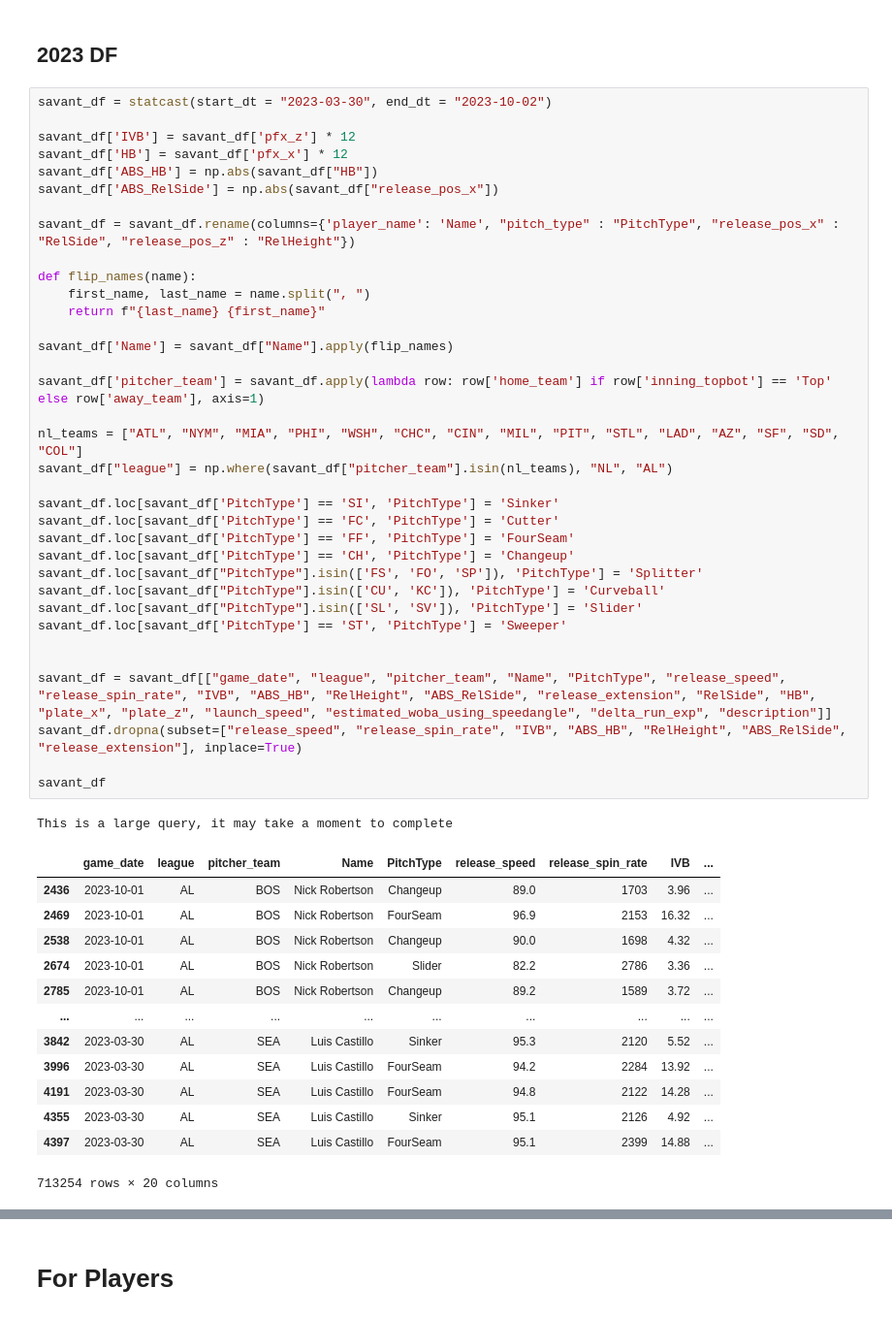
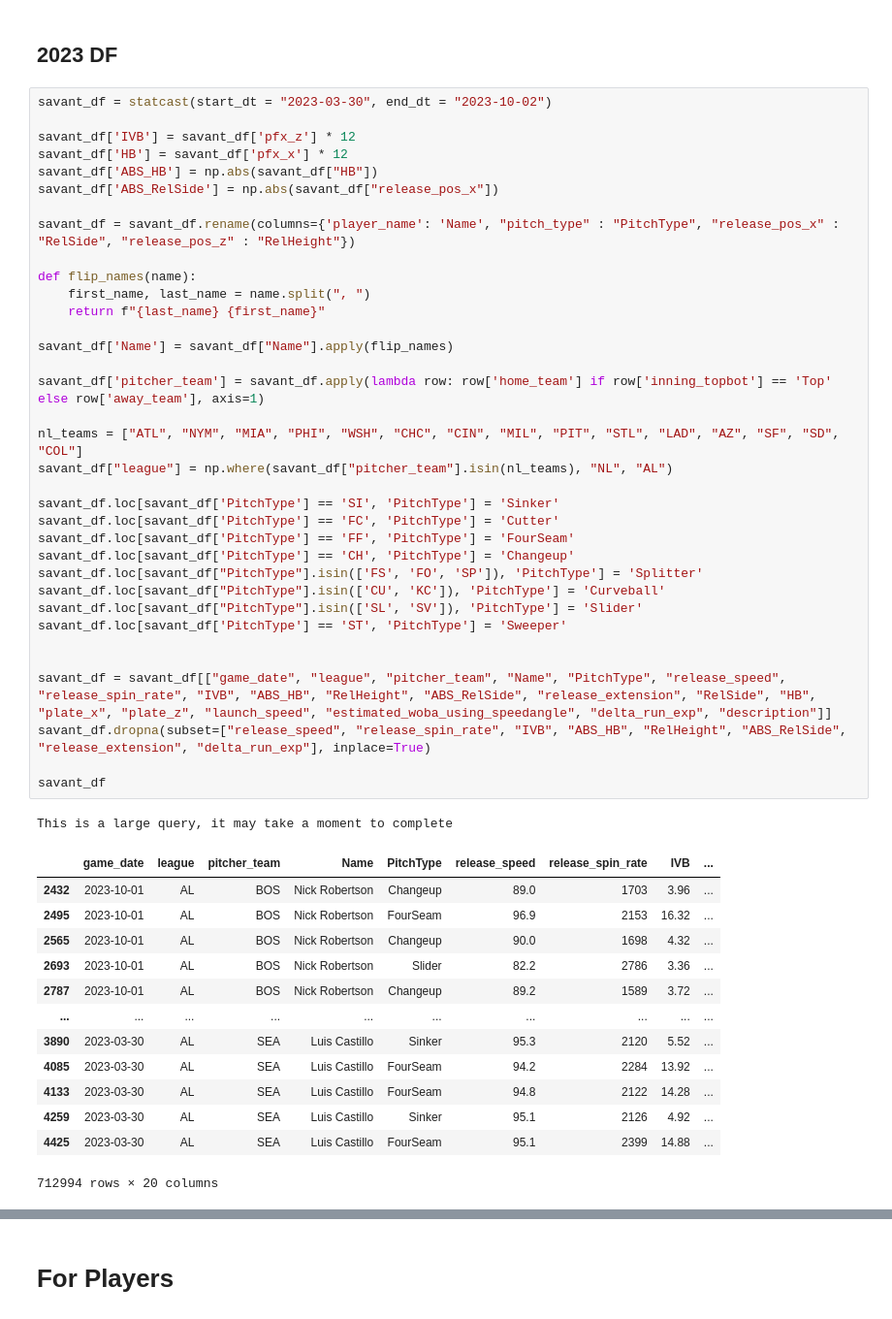
Before and after one commit to Cbkaplinger/Random-Projects, a Jupyter notebook: MLB/MLBStuffPlus.ipynb, the cells around one changed output, grey strips where cells are left out. Shown at 97% size. Cells and saved outputs as stored; diff of their text form.

```diff
--- a/MLB/MLBStuffPlus.ipynb
+++ b/MLB/MLBStuffPlus.ipynb
@@ -206,45 +305,45 @@ savant_df['ABS_RelSide'] = np.abs(savant_df["release_pos_x"])
 
 savant_df = savant_df.rename(columns={'player_name': 'Name', "pitch_type" : "PitchType", "release_pos_x" : "RelSide", "release_pos_z" : "RelHeight"})
 
 def flip_names(name):
     first_name, last_name = name.split(", ")
     return f"{last_name} {first_name}"
 
 savant_df['Name'] = savant_df["Name"].apply(flip_names)
 
 savant_df['pitcher_team'] = savant_df.apply(lambda row: row['home_team'] if row['inning_topbot'] == 'Top' else row['away_team'], axis=1)
 
 nl_teams = ["ATL", "NYM", "MIA", "PHI", "WSH", "CHC", "CIN", "MIL", "PIT", "STL", "LAD", "AZ", "SF", "SD", "COL"]
 savant_df["league"] = np.where(savant_df["pitcher_team"].isin(nl_teams), "NL", "AL")
 
 savant_df.loc[savant_df['PitchType'] == 'SI', 'PitchType'] = 'Sinker'
 savant_df.loc[savant_df['PitchType'] == 'FC', 'PitchType'] = 'Cutter'
 savant_df.loc[savant_df['PitchType'] == 'FF', 'PitchType'] = 'FourSeam'
 savant_df.loc[savant_df['PitchType'] == 'CH', 'PitchType'] = 'Changeup'
 savant_df.loc[savant_df["PitchType"].isin(['FS', 'FO', 'SP']), 'PitchType'] = 'Splitter'
 savant_df.loc[savant_df["PitchType"].isin(['CU', 'KC']), 'PitchType'] = 'Curveball'
 savant_df.loc[savant_df["PitchType"].isin(['SL', 'SV']), 'PitchType'] = 'Slider'
 savant_df.loc[savant_df['PitchType'] == 'ST', 'PitchType'] = 'Sweeper'
 
 
 savant_df = savant_df[["game_date", "league", "pitcher_team", "Name", "PitchType", "release_speed", "release_spin_rate", "IVB", "ABS_HB", "RelHeight", "ABS_RelSide", "release_extension", "RelSide", "HB", "plate_x", "plate_z", "launch_speed", "estimated_woba_using_speedangle", "delta_run_exp", "description"]]
-savant_df.dropna(subset=["release_speed", "release_spin_rate", "IVB", "ABS_HB", "RelHeight", "ABS_RelSide", "release_extension"], inplace=True)
+savant_df.dropna(subset=["release_speed", "release_spin_rate", "IVB", "ABS_HB", "RelHeight", "ABS_RelSide", "release_extension", "delta_run_exp"], inplace=True)
 
 savant_df
 # %% [output]
 This is a large query, it may take a moment to complete
 |  | game_date | league | pitcher_team | Name | PitchType | release_speed | release_spin_rate | IVB | ... |
-| 2436 | 2023-10-01 | AL | BOS | Nick Robertson | Changeup | 89.0 | 1703 | 3.96 | ... |
-| 2469 | 2023-10-01 | AL | BOS | Nick Robertson | FourSeam | 96.9 | 2153 | 16.32 | ... |
-| 2538 | 2023-10-01 | AL | BOS | Nick Robertson | Changeup | 90.0 | 1698 | 4.32 | ... |
-| 2674 | 2023-10-01 | AL | BOS | Nick Robertson | Slider | 82.2 | 2786 | 3.36 | ... |
-| 2785 | 2023-10-01 | AL | BOS | Nick Robertson | Changeup | 89.2 | 1589 | 3.72 | ... |
+| 2432 | 2023-10-01 | AL | BOS | Nick Robertson | Changeup | 89.0 | 1703 | 3.96 | ... |
+| 2495 | 2023-10-01 | AL | BOS | Nick Robertson | FourSeam | 96.9 | 2153 | 16.32 | ... |
+| 2565 | 2023-10-01 | AL | BOS | Nick Robertson | Changeup | 90.0 | 1698 | 4.32 | ... |
+| 2693 | 2023-10-01 | AL | BOS | Nick Robertson | Slider | 82.2 | 2786 | 3.36 | ... |
+| 2787 | 2023-10-01 | AL | BOS | Nick Robertson | Changeup | 89.2 | 1589 | 3.72 | ... |
 | ... | ... | ... | ... | ... | ... | ... | ... | ... | ... |
-| 3842 | 2023-03-30 | AL | SEA | Luis Castillo | Sinker | 95.3 | 2120 | 5.52 | ... |
-| 3996 | 2023-03-30 | AL | SEA | Luis Castillo | FourSeam | 94.2 | 2284 | 13.92 | ... |
-| 4191 | 2023-03-30 | AL | SEA | Luis Castillo | FourSeam | 94.8 | 2122 | 14.28 | ... |
-| 4355 | 2023-03-30 | AL | SEA | Luis Castillo | Sinker | 95.1 | 2126 | 4.92 | ... |
-| 4397 | 2023-03-30 | AL | SEA | Luis Castillo | FourSeam | 95.1 | 2399 | 14.88 | ... |
+| 3890 | 2023-03-30 | AL | SEA | Luis Castillo | Sinker | 95.3 | 2120 | 5.52 | ... |
+| 4085 | 2023-03-30 | AL | SEA | Luis Castillo | FourSeam | 94.2 | 2284 | 13.92 | ... |
+| 4133 | 2023-03-30 | AL | SEA | Luis Castillo | FourSeam | 94.8 | 2122 | 14.28 | ... |
+| 4259 | 2023-03-30 | AL | SEA | Luis Castillo | Sinker | 95.1 | 2126 | 4.92 | ... |
+| 4425 | 2023-03-30 | AL | SEA | Luis Castillo | FourSeam | 95.1 | 2399 | 14.88 | ... |
-713254 rows × 20 columns
+712994 rows × 20 columns
 # %%
 player = savant_df[savant_df["Name"] == "Corbin Burnes"].reset_index(drop = True)
```
Also changed, not shown: parts of 33 cells of this notebook, 9 other files.
